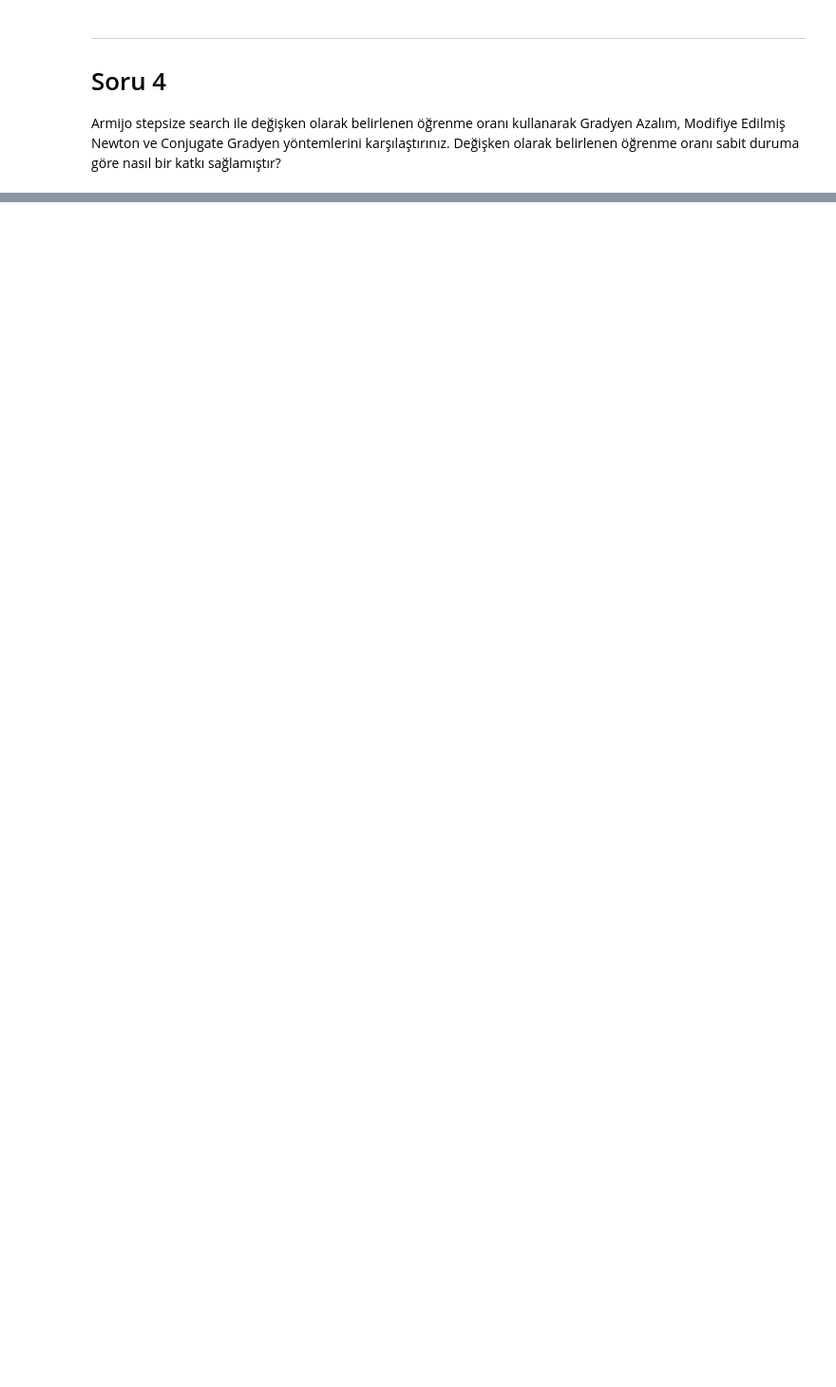
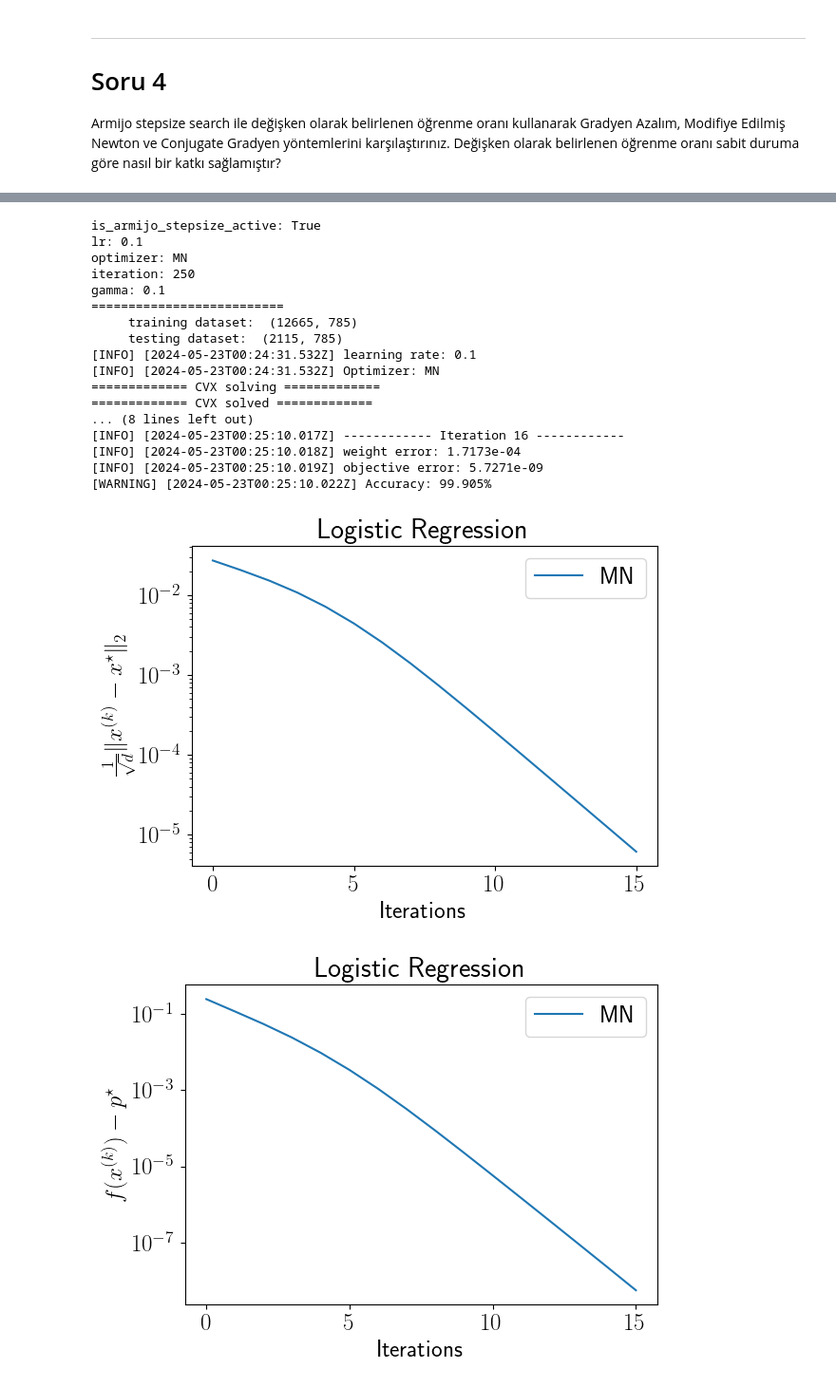
Before and after one commit to ondergormez/BLM6113_Advanced_Optimization, a Jupyter notebook: 02-Homeworks/Homework2/Homework2.ipynb, the cells around one changed output, grey strips where cells are left out. Shown at 95% size. Saved outputs shown, nothing was run; the diff lists cells and outputs as text; code cells hidden in the pictures; blank space fills up the shorter version.

```diff
--- a/02-Homeworks/Homework2/Homework2.ipynb
+++ b/02-Homeworks/Homework2/Homework2.ipynb
@@ -419,0 +414,26 @@ Armijo stepsize search ile değişken olarak belirlenen öğrenme oranı kullana
+# %%
+args = args_parser()
+args.is_armijo_stepsize_active = True
+args.optimizer = 'MN'
+
+mn_with_armijo_execution_time = run_specified_method(args)
+# %% [output]
+is_armijo_stepsize_active: True
+lr: 0.1
+optimizer: MN
+iteration: 250
+gamma: 0.1
+==========================
+     training dataset:  (12665, 785)
+     testing dataset:  (2115, 785)
+[INFO] [2024-05-23T00:24:31.532Z] learning rate: 0.1
+[INFO] [2024-05-23T00:24:31.532Z] Optimizer: MN
+============= CVX solving =============
+============= CVX solved =============
+... (8 lines left out)
+[INFO] [2024-05-23T00:25:10.017Z] ------------ Iteration 16 ------------
+[INFO] [2024-05-23T00:25:10.018Z] weight error: 1.7173e-04
+[INFO] [2024-05-23T00:25:10.019Z] objective error: 5.7271e-09
+[WARNING] [2024-05-23T00:25:10.022Z] Accuracy: 99.905%
+[figure, added]
+[figure, added]
```
Also changed, not shown: parts of 40 cells of this notebook, 6 other files.
